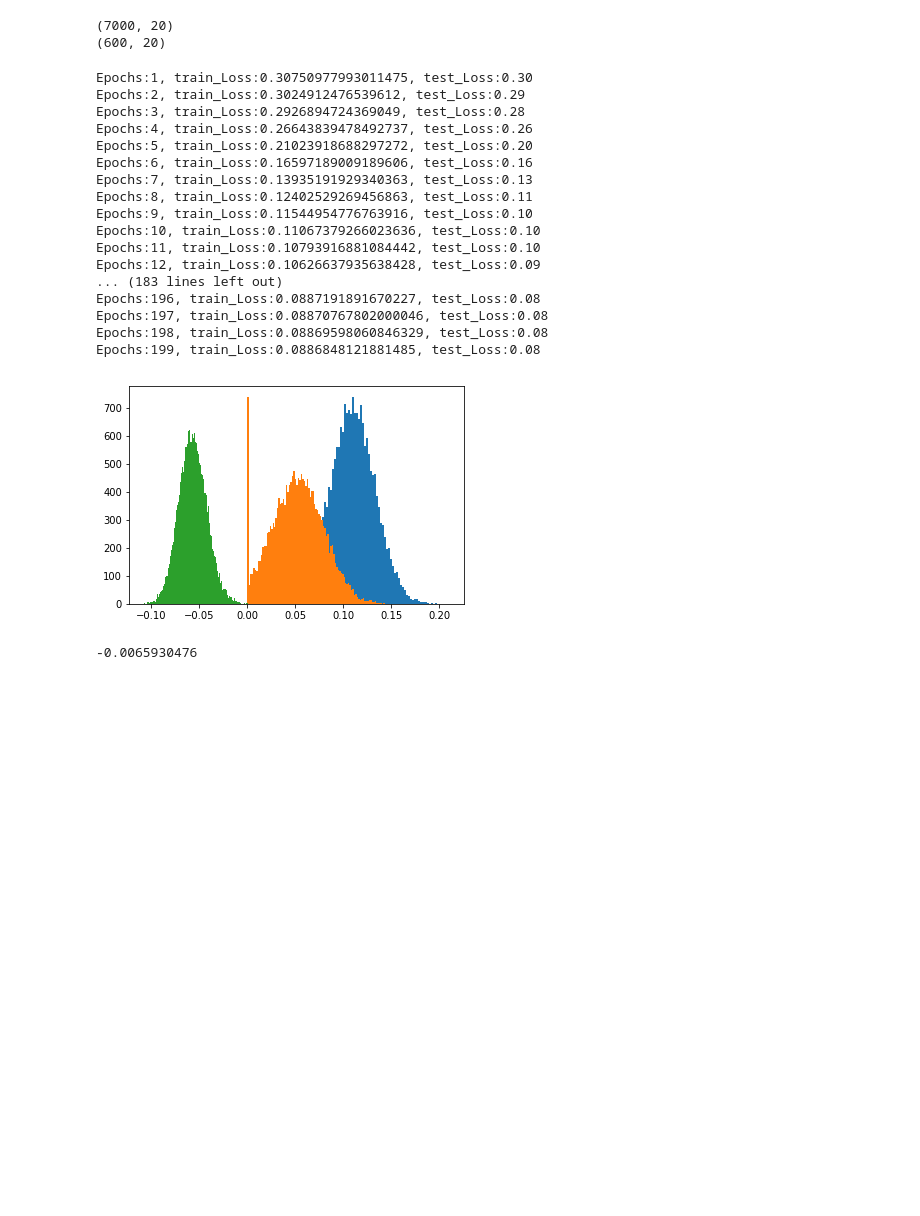
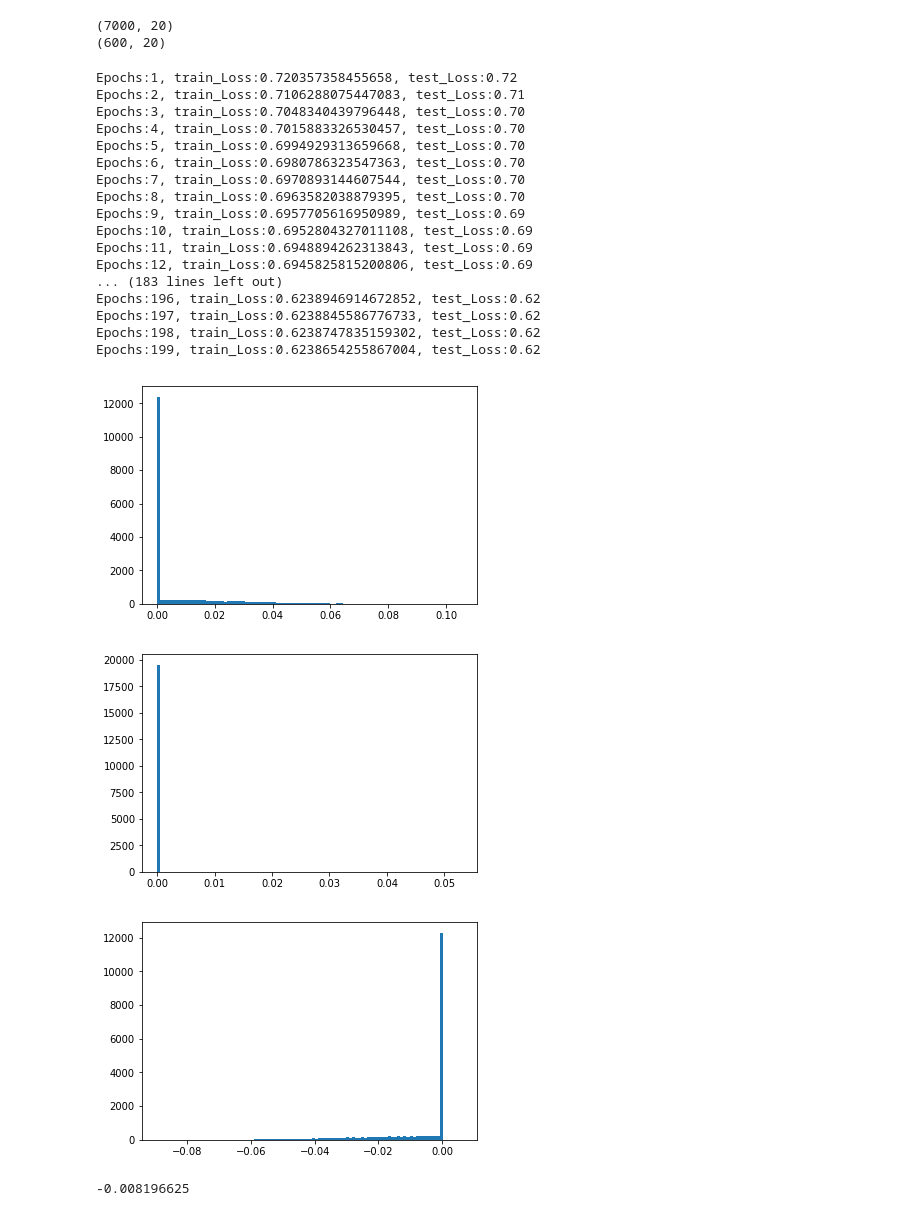
Before and after one commit to molhineko/ai_study_Team15, a Jupyter notebook: HI-VAE_test_Transfusion_with_outcome_sasaki.ipynb, the cells around one changed output. Cells and saved outputs as stored; diff of their text form; code cells hidden in the pictures; blank space fills up the shorter version.

```diff
--- a/HI-VAE_test_Transfusion_with_outcome_sasaki.ipynb
+++ b/HI-VAE_test_Transfusion_with_outcome_sasaki.ipynb
@@ -745,7 +741,8 @@ for epoch in range(1, 200):
         start = end
 
         output = model2(latent,y)
-        train_loss = criterion(output,o)
+        train_loss = F.binary_cross_entropy_with_logits(output, o)
+#         train_loss = criterion(output,o)
         train_loss.backward()
 
         optimizer.step()
@@ -771,7 +768,8 @@ for epoch in range(1, 200):
         start = end
 
         output = model2(latent,y)
-        test_loss = criterion(output,o)
+        test_loss = F.binary_cross_entropy_with_logits(output, o)
+#         test_loss = criterion(output,o)
 
         total_loss += test_loss * batch_size
         total += batch_size
@@ -779,23 +777,23 @@ for epoch in range(1, 200):
 
     print('Epochs:{}, train_Loss:{}, test_Loss:{:.2f}'.format(epoch, train_loss.item(), test_loss.item()))
 # %% [output]
-Epochs:1, train_Loss:0.30750977993011475, test_Loss:0.30
-Epochs:2, train_Loss:0.3024912476539612, test_Loss:0.29
-Epochs:3, train_Loss:0.2926894724369049, test_Loss:0.28
-Epochs:4, train_Loss:0.26643839478492737, test_Loss:0.26
-Epochs:5, train_Loss:0.21023918688297272, test_Loss:0.20
-Epochs:6, train_Loss:0.16597189009189606, test_Loss:0.16
-Epochs:7, train_Loss:0.13935191929340363, test_Loss:0.13
-Epochs:8, train_Loss:0.12402529269456863, test_Loss:0.11
-Epochs:9, train_Loss:0.11544954776763916, test_Loss:0.10
-Epochs:10, train_Loss:0.11067379266023636, test_Loss:0.10
-Epochs:11, train_Loss:0.10793916881084442, test_Loss:0.10
-Epochs:12, train_Loss:0.10626637935638428, test_Loss:0.09
+Epochs:1, train_Loss:0.720357358455658, test_Loss:0.72
+Epochs:2, train_Loss:0.7106288075447083, test_Loss:0.71
+Epochs:3, train_Loss:0.7048340439796448, test_Loss:0.70
+Epochs:4, train_Loss:0.7015883326530457, test_Loss:0.70
+Epochs:5, train_Loss:0.6994929313659668, test_Loss:0.70
+Epochs:6, train_Loss:0.6980786323547363, test_Loss:0.70
+Epochs:7, train_Loss:0.6970893144607544, test_Loss:0.70
+Epochs:8, train_Loss:0.6963582038879395, test_Loss:0.70
+Epochs:9, train_Loss:0.6957705616950989, test_Loss:0.69
+Epochs:10, train_Loss:0.6952804327011108, test_Loss:0.69
+Epochs:11, train_Loss:0.6948894262313843, test_Loss:0.69
+Epochs:12, train_Loss:0.6945825815200806, test_Loss:0.69
 ... (183 lines left out)
-Epochs:196, train_Loss:0.0887191891670227, test_Loss:0.08
-Epochs:197, train_Loss:0.08870767802000046, test_Loss:0.08
-Epochs:198, train_Loss:0.08869598060846329, test_Loss:0.08
-Epochs:199, train_Loss:0.0886848121881485, test_Loss:0.08
+Epochs:196, train_Loss:0.6238946914672852, test_Loss:0.62
+Epochs:197, train_Loss:0.6238845586776733, test_Loss:0.62
+Epochs:198, train_Loss:0.6238747835159302, test_Loss:0.62
+Epochs:199, train_Loss:0.6238654255867004, test_Loss:0.62
 # %%
 pt_size = 20000
 z_sample = 0.3* torch.randn(pt_size, latent_dim).to(device)
@@ -812,13 +810,17 @@ treated=model2(z_sample,ty_sample)
 # %%
 # dth24h
 plt.hist(untreated[:,0].detach().cpu().numpy(),bins=100)
+plt.show()
 plt.hist(treated[:,0].detach().cpu().numpy(),bins=100)
+plt.show()
 plt.hist(treated[:,0].detach().cpu().numpy()-untreated[:,0].detach().cpu().numpy(),bins=100)
 plt.show()
-(treated.detach().cpu().numpy()-untreated.detach().cpu().numpy()).mean()
+(treated[:,0].detach().cpu().numpy()-untreated[:,0].detach().cpu().numpy()).mean()
 # %% [output]
-[figure, old version]
+[figure, new version]
+[figure, added]
+[figure, added]
--0.0065930476
+-0.008196625
 # %%
 # Outcome.Survive
 plt.hist(untreated[:,1].detach().cpu().numpy(),bins=100)
```
Also changed, not shown: parts of 29 cells of this notebook.
